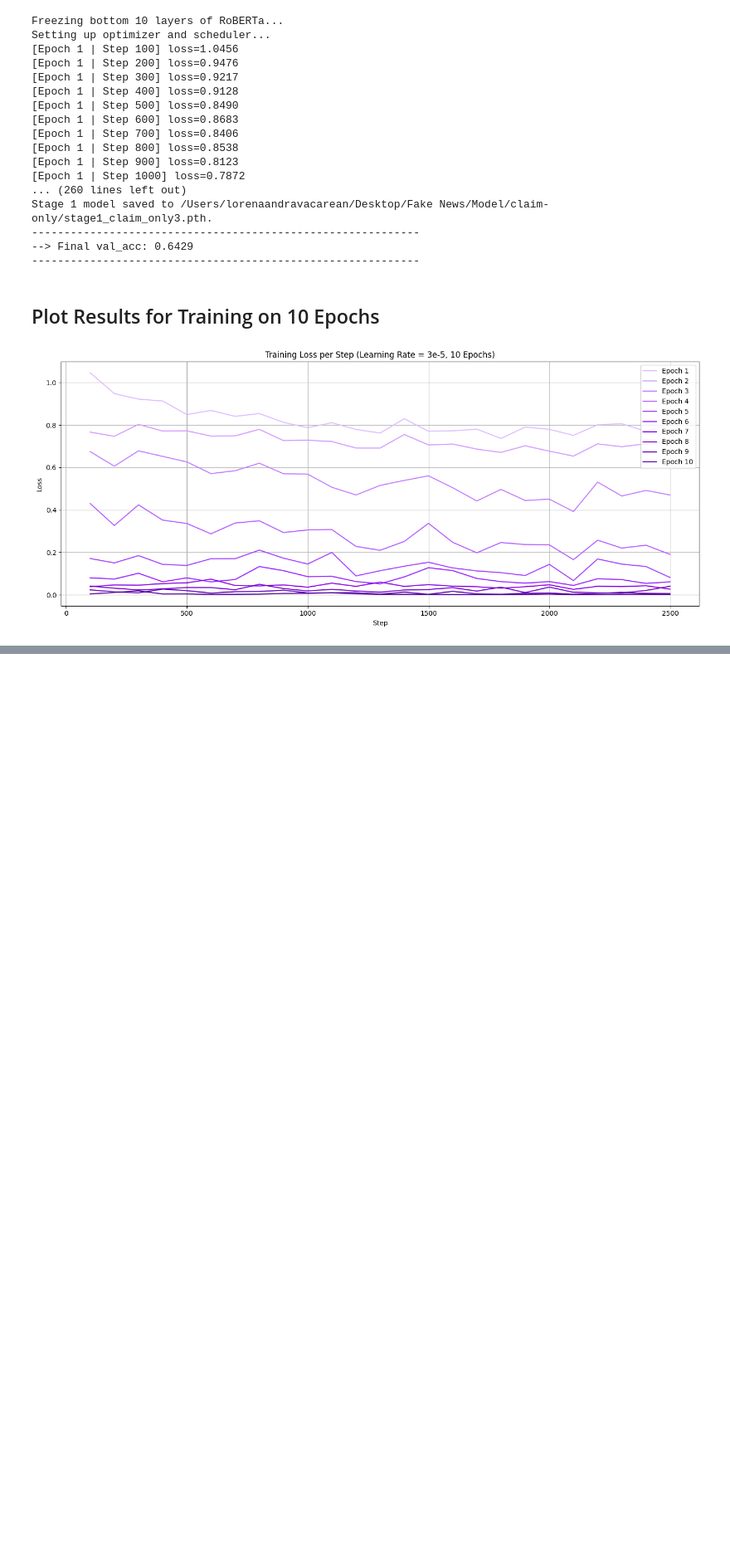
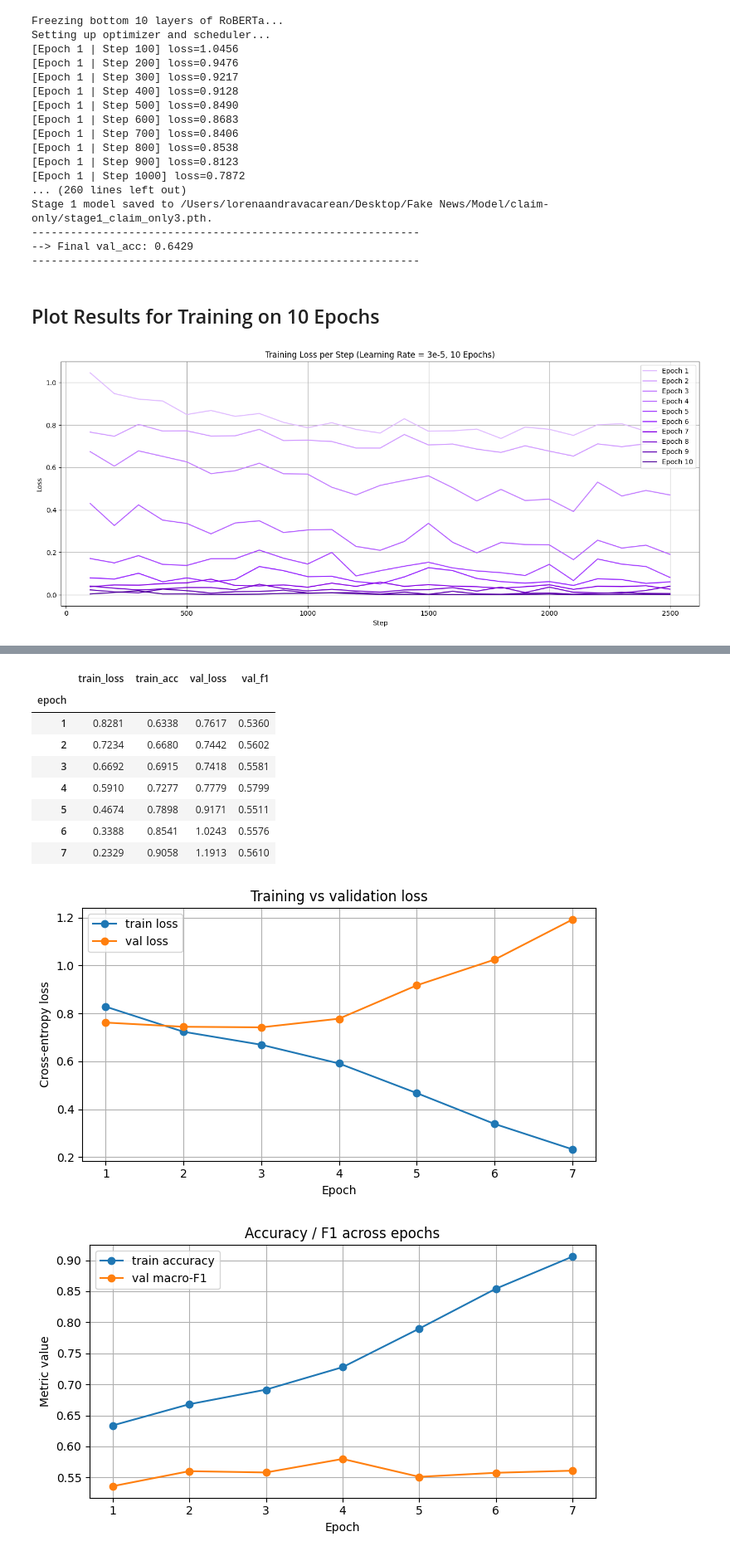
Before and after one commit to lorenaandra/Synapse, a Jupyter notebook: Model/Model.ipynb, the cells around one changed output, grey strips where cells are left out. Shown: that part at 83% size. Drawn from its saved outputs; the diff is of its cells as text; code cells hidden in the pictures; blank space fills up the shorter version.

Commit message:
final stage 1

```diff
--- a/Model/Model.ipynb
+++ b/Model/Model.ipynb
@@ -655,0 +952,58 @@ plt.show()
+# %%
+from pathlib import Path
+final_stage1_logs_path = Path.cwd() / "claim-only" / "freezing" / "logs.txt"
+log_text = final_stage1_logs_path.read_text()
+
+pattern = re.compile(
+    r">>> Epoch (\d+) train_loss=([\d.]+) \| train_acc=([\d.]+).*?"
+    r"Epoch \[\1/\d+\] Val loss=([\d.]+) \| Val Acc=[\d.]+ \| Val F1=([\d.]+)",
+    re.S)
+records = []
+for m in pattern.finditer(log_text):
+    epoch  = int(m.group(1))
+    tr_loss= float(m.group(2)); tr_acc = float(m.group(3))
+    val_loss=float(m.group(4)); val_f1 = float(m.group(5))
+    records.append((epoch, tr_loss, tr_acc, val_loss, val_f1))
+
+df = pd.DataFrame(records,
+                  columns=["epoch","train_loss","train_acc",
+                           "val_loss","val_f1"]).set_index("epoch")
+display(df)                 # ⬅︎ optional (shows the table inline)
+
+
+
+plt.figure(figsize=(7,4))
+plt.plot(df.index, df.train_loss, marker='o', label="train loss")
+plt.plot(df.index, df.val_loss,   marker='o', label="val loss")
+plt.xlabel("Epoch"); plt.ylabel("Cross‑entropy loss")
+plt.title("Training vs validation loss")
+plt.grid(True); plt.legend(); plt.tight_layout()
+
+plot_path = os.path.join(freezing_path, "train_vs_val_loss_epochs.png")
+plt.savefig(plot_path)
+plt.show()
+
+
+
+plt.figure(figsize=(7,4))
+plt.plot(df.index, df.train_acc, marker='o', label="train accuracy")
+plt.plot(df.index, df.val_f1,   marker='o', label="val macro‑F1")
+plt.xlabel("Epoch"); plt.ylabel("Metric value")
+plt.title("Accuracy / F1 across epochs")
+plt.grid(True); plt.legend(); plt.tight_layout()
+
+plot_path = os.path.join(freezing_path, "acc_f1_epochs.png")
+plt.savefig(plot_path)
+plt.show()
+# %% [output]
+|  | train_loss | train_acc | val_loss | val_f1 |
+| epoch |  |  |  |  |
+| 1 | 0.8281 | 0.6338 | 0.7617 | 0.5360 |
+| 2 | 0.7234 | 0.6680 | 0.7442 | 0.5602 |
+| 3 | 0.6692 | 0.6915 | 0.7418 | 0.5581 |
+| 4 | 0.5910 | 0.7277 | 0.7779 | 0.5799 |
+| 5 | 0.4674 | 0.7898 | 0.9171 | 0.5511 |
+| 6 | 0.3388 | 0.8541 | 1.0243 | 0.5576 |
+| 7 | 0.2329 | 0.9058 | 1.1913 | 0.5610 |
+[figure, added]
+[figure, added]
```
Also changed, not shown: parts of 13 cells of this notebook, 7 other files.
